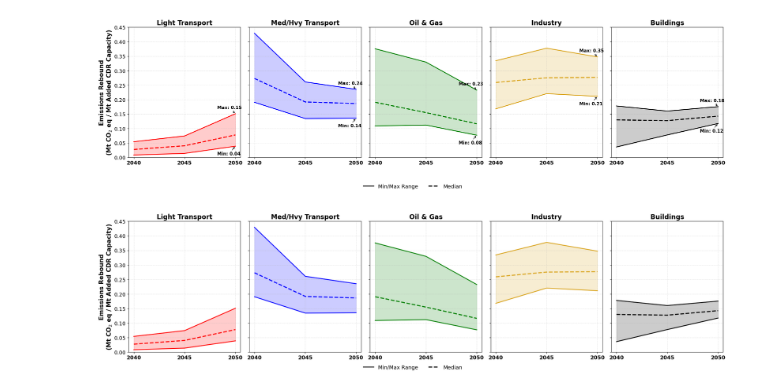
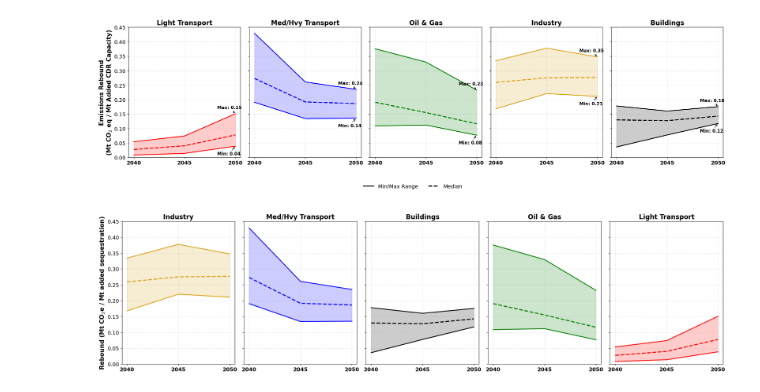
Before and after one commit to FYAbdulla/CDR-SectoralRebound, a Jupyter notebook: 2. Quantifying Substitution/Navius/Navius Sectoral DAC Impacts - Uncertainty Regions.ipynb, the cells around one changed output. Saved outputs shown, nothing was run; the diff lists cells and outputs as text; code cells hidden in the pictures.

Commit message:
Updated Rebound Graphs

```diff
--- a/2. Quantifying Substitution/Navius/Navius Sectoral DAC Impacts - Uncertainty Regions.ipynb
+++ b/2. Quantifying Substitution/Navius/Navius Sectoral DAC Impacts - Uncertainty Regions.ipynb
@@ -265,18 +265,18 @@ buildings_med = [0.129574102, 0.127050363, 0.142558177]
 
 # Define categories
 categories = [
-    ('Light Transport', ldt_min, ldt_max, ldt_med, 'red'),
+    ('Industry', industry_min, industry_max, industry_med, 'goldenrod'),
     ('Med/Hvy Transport', mhdt_min, mhdt_max, mhdt_med, 'blue'),
+    ('Buildings', buildings_min, buildings_max, buildings_med, 'black'),
     ('Oil & Gas', og_min, og_max, og_med, 'green'),
-    ('Industry', industry_min, industry_max, industry_med, 'goldenrod'),
-    ('Buildings', buildings_min, buildings_max, buildings_med, 'black'),
+    ('Light Transport', ldt_min, ldt_max, ldt_med, 'red')
 ]
 
 # Create one row of 5 subplots with shared y-axis
 fig, axes = plt.subplots(
     nrows=1,
     ncols=5,
-    figsize=(22, 6),
+    figsize=(22, 6.5),
     sharey=True
 )
 
@@ -335,36 +335,37 @@ for ax, (category, min_values, max_values, med_values, color) in zip(axes, categ
 
 # Shared y-axis label
 axes[0].set_ylabel(
-    'Emissions Rebound\n(Mt CO$_2$ eq / Mt Added CDR Capacity)',
+    'Rebound (Mt CO$_2$e / Mt added sequestration)',
     fontsize=15,
     fontweight='bold'
 )
 
 # Y-axis tick formatting
 axes[0].tick_params(axis='y', labelsize=13)
 
 # Optional: set same y-axis limits across all panels
 axes[0].set_ylim(0, 0.45)
-
+'''
 # Add a common legend manually
 handles = [
     plt.Line2D([0], [0], color='black', linestyle='-', linewidth=2, label='Min/Max Range'),
     plt.Line2D([0], [0], color='black', linestyle='--', linewidth=2.5, label='Median'),
 ]
 
 fig.legend(
     handles=handles,
     loc='lower center',
     ncol=2,
     fontsize=13,
     frameon=False,
     bbox_to_anchor=(0.5, 0.05)
 )
+'''
 
 # Layout adjustment
 plt.tight_layout()
 plt.subplots_adjust(bottom=0.18, wspace=0.08)
 
 plt.show()
 # %% [output]
-[figure, old version]
+[figure, new version]
```
Also changed, not shown: 2 other files.
